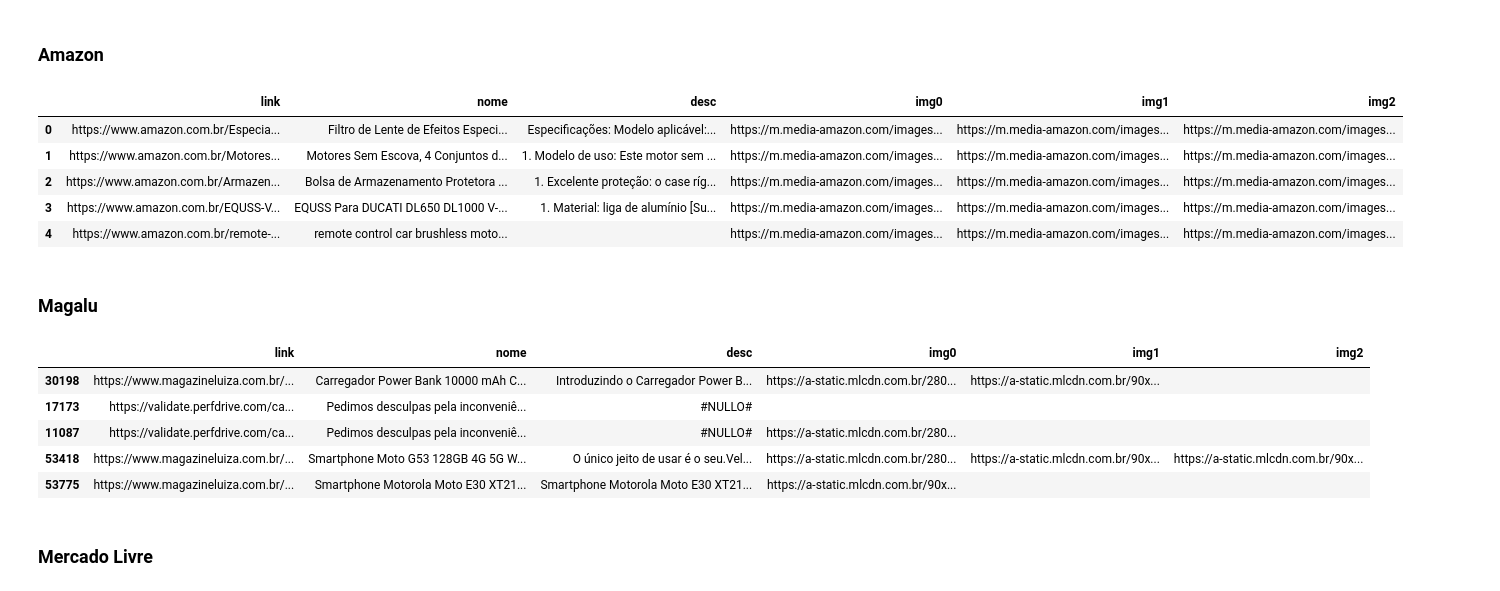
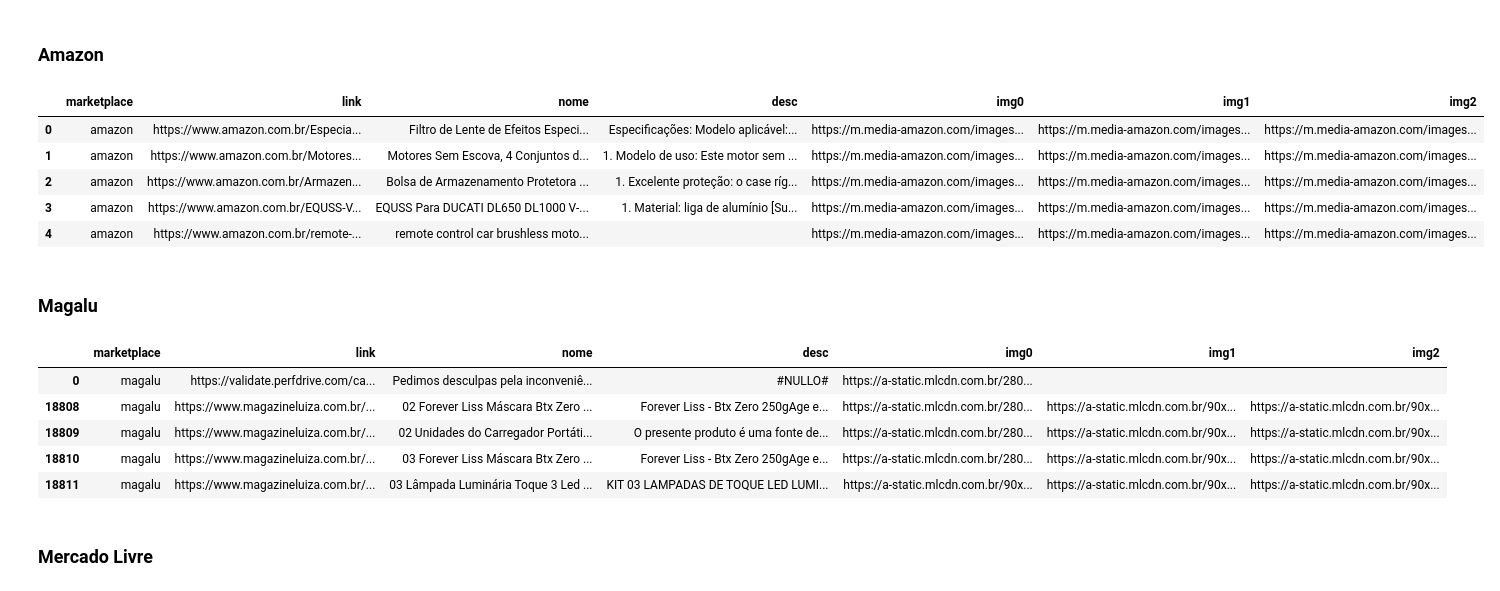
Before and after one commit to InovaFiscaliza/dados-pacp, a Jupyter notebook: sch/notebooks/11_extract_samples_to_label.ipynb, the cells around one changed output. Saved outputs shown, nothing was run; the diff lists cells and outputs as text; code cells hidden in the pictures.

```diff
--- a/sch/notebooks/11_extract_samples_to_label.ipynb
+++ b/sch/notebooks/11_extract_samples_to_label.ipynb
@@ -117,47 +138,56 @@ df_anuncios.head(5)
 # %%
 file_amazon_reindexed = '../datasets/amazon_reindexed.parquet'
 df_amazon = pd.read_parquet(file_amazon_reindexed)
 
+df_amazon = df_amazon.drop_duplicates(subset='Nome')
+
 columns_to_keep = ['Link', 'Nome', 'Descrição', 'Descrição_Principal', 'Imagem', 'Imagens' ]
 df_amazon = df_amazon[columns_to_keep]
+
+df_amazon['marketplace'] = 'amazon'
 
 df_amazon['desc'] = df_amazon[['Descrição', 'Descrição_Principal']].apply(lambda row: extract_amazon_desc(row),axis=1)
 # df_amazon['img_list'] = df_amazon[['Imagem', 'Imagens']].apply(lambda row: extract_amazon_images(row),axis=1)
 df_amazon[['img0','img1','img2']] = df_amazon[['Imagem', 'Imagens']].apply(lambda row: extract_amazon_images(row),axis=1)
 
-columns_to_keep = ['Link', 'Nome', 'desc', 'img0','img1','img2']
+columns_to_keep = ['marketplace', 'Link', 'Nome', 'desc', 'img0','img1','img2']
 df_amazon = df_amazon[columns_to_keep]
-df_amazon.columns = ['link', 'nome', 'desc', 'img0', 'img1', 'img2']
+df_amazon.columns = ['marketplace', 'link', 'nome', 'desc', 'img0', 'img1', 'img2']
+
 df_amazon.head()
 # %% [output]
-|  | link | nome | desc | img0 | img1 | img2 |
-| 0 | https://www.amazon.com.br/Especia... | Filtro de Lente de Efeitos Especi... | Especificações: Modelo aplicável:... | https://m.media-amazon.com/images... | https://m.media-amazon.com/images... | https://m.media-amazon.com/images... |
-| 1 | https://www.amazon.com.br/Motores... | Motores Sem Escova, 4 Conjuntos d... | 1. Modelo de uso: Este motor sem ... | https://m.media-amazon.com/images... | https://m.media-amazon.com/images... | https://m.media-amazon.com/images... |
-| 2 | https://www.amazon.com.br/Armazen... | Bolsa de Armazenamento Protetora ... | 1. Excelente proteção: o case ríg... | https://m.media-amazon.com/images... | https://m.media-amazon.com/images... | https://m.media-amazon.com/images... |
-| 3 | https://www.amazon.com.br/EQUSS-V... | EQUSS Para DUCATI DL650 DL1000 V-... | 1. Material: liga de alumínio [Su... | https://m.media-amazon.com/images... | https://m.media-amazon.com/images... | https://m.media-amazon.com/images... |
-| 4 | https://www.amazon.com.br/remote-... | remote control car brushless moto... |  | https://m.media-amazon.com/images... | https://m.media-amazon.com/images... | https://m.media-amazon.com/images... |
+|  | marketplace | link | nome | desc | img0 | img1 | img2 |
+| 0 | amazon | https://www.amazon.com.br/Especia... | Filtro de Lente de Efeitos Especi... | Especificações: Modelo aplicável:... | https://m.media-amazon.com/images... | https://m.media-amazon.com/images... | https://m.media-amazon.com/images... |
+| 1 | amazon | https://www.amazon.com.br/Motores... | Motores Sem Escova, 4 Conjuntos d... | 1. Modelo de uso: Este motor sem ... | https://m.media-amazon.com/images... | https://m.media-amazon.com/images... | https://m.media-amazon.com/images... |
+| 2 | amazon | https://www.amazon.com.br/Armazen... | Bolsa de Armazenamento Protetora ... | 1. Excelente proteção: o case ríg... | https://m.media-amazon.com/images... | https://m.media-amazon.com/images... | https://m.media-amazon.com/images... |
+| 3 | amazon | https://www.amazon.com.br/EQUSS-V... | EQUSS Para DUCATI DL650 DL1000 V-... | 1. Material: liga de alumínio [Su... | https://m.media-amazon.com/images... | https://m.media-amazon.com/images... | https://m.media-amazon.com/images... |
+| 4 | amazon | https://www.amazon.com.br/remote-... | remote control car brushless moto... |  | https://m.media-amazon.com/images... | https://m.media-amazon.com/images... | https://m.media-amazon.com/images... |
 # %% [markdown]
 ### Magalu
 # %%
 file_magalu_reindexed = '../datasets/magalu_redindexed.parquet.gzip'
 df_magalu = pd.read_parquet(file_magalu_reindexed)
 
+df_magalu = df_magalu.drop_duplicates(subset='Nome')
+
 columns_to_keep = ['Link', 'Nome', 'Descrição', 'Imagem', 'Imagens' ]
 df_magalu = df_magalu[columns_to_keep]
 
+df_magalu['marketplace'] = 'magalu'
+
 df_magalu[['img0','img1','img2']] = df_magalu[['Imagem', 'Imagens']].apply(lambda row: extract_magalu_images(row),axis=1)
-columns_to_keep = ['Link', 'Nome', 'Descrição', 'img0','img1','img2']
+columns_to_keep = ['marketplace', 'Link', 'Nome', 'Descrição', 'img0','img1','img2']
 df_magalu = df_magalu[columns_to_keep]
-df_magalu.columns = ['link', 'nome', 'desc', 'img0', 'img1', 'img2']
+df_magalu.columns = ['marketplace', 'link', 'nome', 'desc', 'img0', 'img1', 'img2']
 
-df_magalu.sample(5)
+df_magalu.head()
 # %% [output]
-|  | link | nome | desc | img0 | img1 | img2 |
-| 30198 | https://www.magazineluiza.com.br/... | Carregador Power Bank 10000 mAh C... | Introduzindo o Carregador Power B... | https://a-static.mlcdn.com.br/280... | https://a-static.mlcdn.com.br/90x... |  |
-| 17173 | https://validate.perfdrive.com/ca... | Pedimos desculpas pela inconveniê... | #NULLO# |  |  |  |
-| 11087 | https://validate.perfdrive.com/ca... | Pedimos desculpas pela inconveniê... | #NULLO# | https://a-static.mlcdn.com.br/280... |  |  |
-| 53418 | https://www.magazineluiza.com.br/... | Smartphone Moto G53 128GB 4G 5G W... | O único jeito de usar é o seu.Vel... | https://a-static.mlcdn.com.br/280... | https://a-static.mlcdn.com.br/90x... | https://a-static.mlcdn.com.br/90x... |
-| 53775 | https://www.magazineluiza.com.br/... | Smartphone Motorola Moto E30 XT21... | Smartphone Motorola Moto E30 XT21... | https://a-static.mlcdn.com.br/90x... |  |  |
+|  | marketplace | link | nome | desc | img0 | img1 | img2 |
+| 0 | magalu | https://validate.perfdrive.com/ca... | Pedimos desculpas pela inconveniê... | #NULLO# | https://a-static.mlcdn.com.br/280... |  |  |
+| 18808 | magalu | https://www.magazineluiza.com.br/... | 02 Forever Liss Máscara Btx Zero ... | Forever Liss - Btx Zero 250gAge e... | https://a-static.mlcdn.com.br/280... | https://a-static.mlcdn.com.br/90x... | https://a-static.mlcdn.com.br/90x... |
+| 18809 | magalu | https://www.magazineluiza.com.br/... | 02 Unidades do Carregador Portáti... | O presente produto é uma fonte de... | https://a-static.mlcdn.com.br/280... | https://a-static.mlcdn.com.br/90x... | https://a-static.mlcdn.com.br/90x... |
+| 18810 | magalu | https://www.magazineluiza.com.br/... | 03 Forever Liss Máscara Btx Zero ... | Forever Liss - Btx Zero 250gAge e... | https://a-static.mlcdn.com.br/280... | https://a-static.mlcdn.com.br/90x... | https://a-static.mlcdn.com.br/90x... |
+| 18811 | magalu | https://www.magazineluiza.com.br/... | 03 Lâmpada Luminária Toque 3 Led ... | KIT 03 LAMPADAS DE TOQUE LED LUMI... | https://a-static.mlcdn.com.br/90x... | https://a-static.mlcdn.com.br/90x... | https://a-static.mlcdn.com.br/90x... |
 # %% [markdown]
 ### Mercado Livre
 # %%
```
Also changed, not shown: parts of 15 cells of this notebook.
